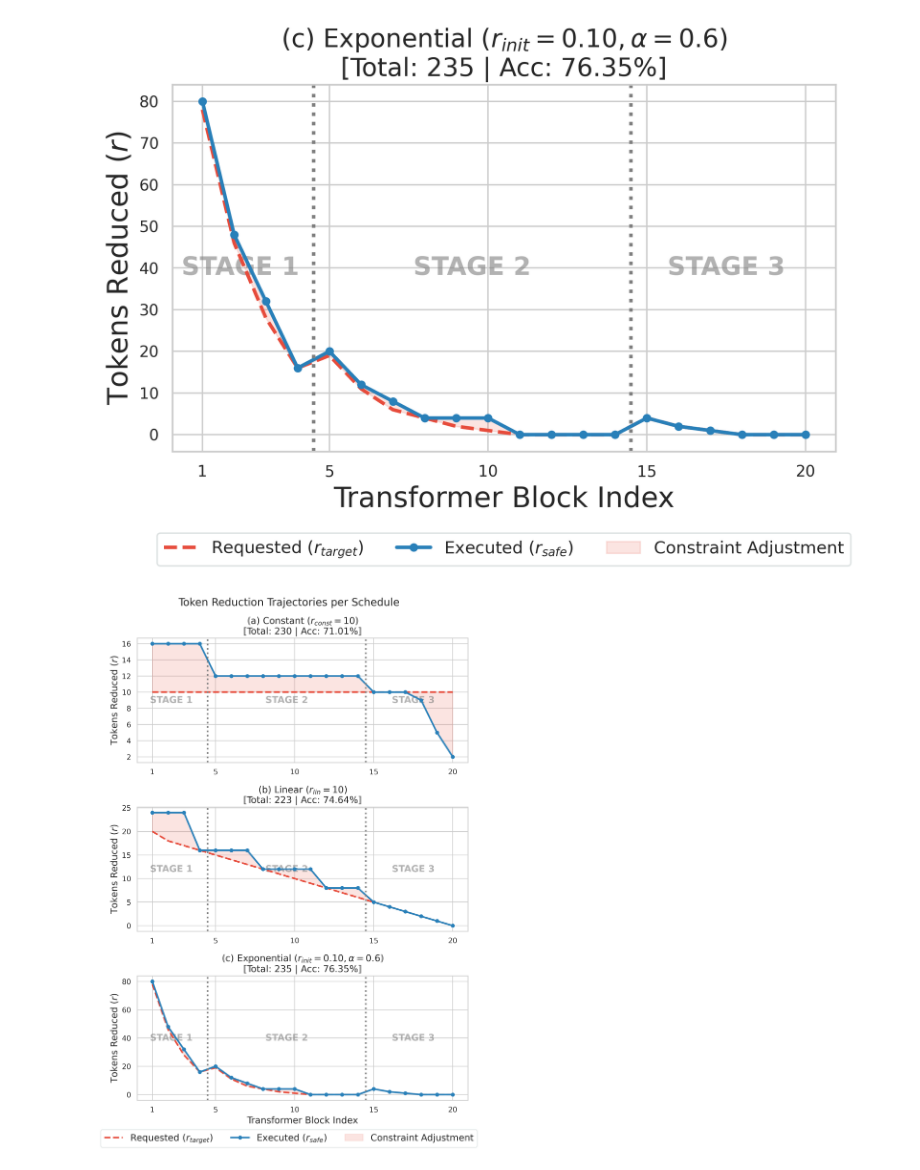
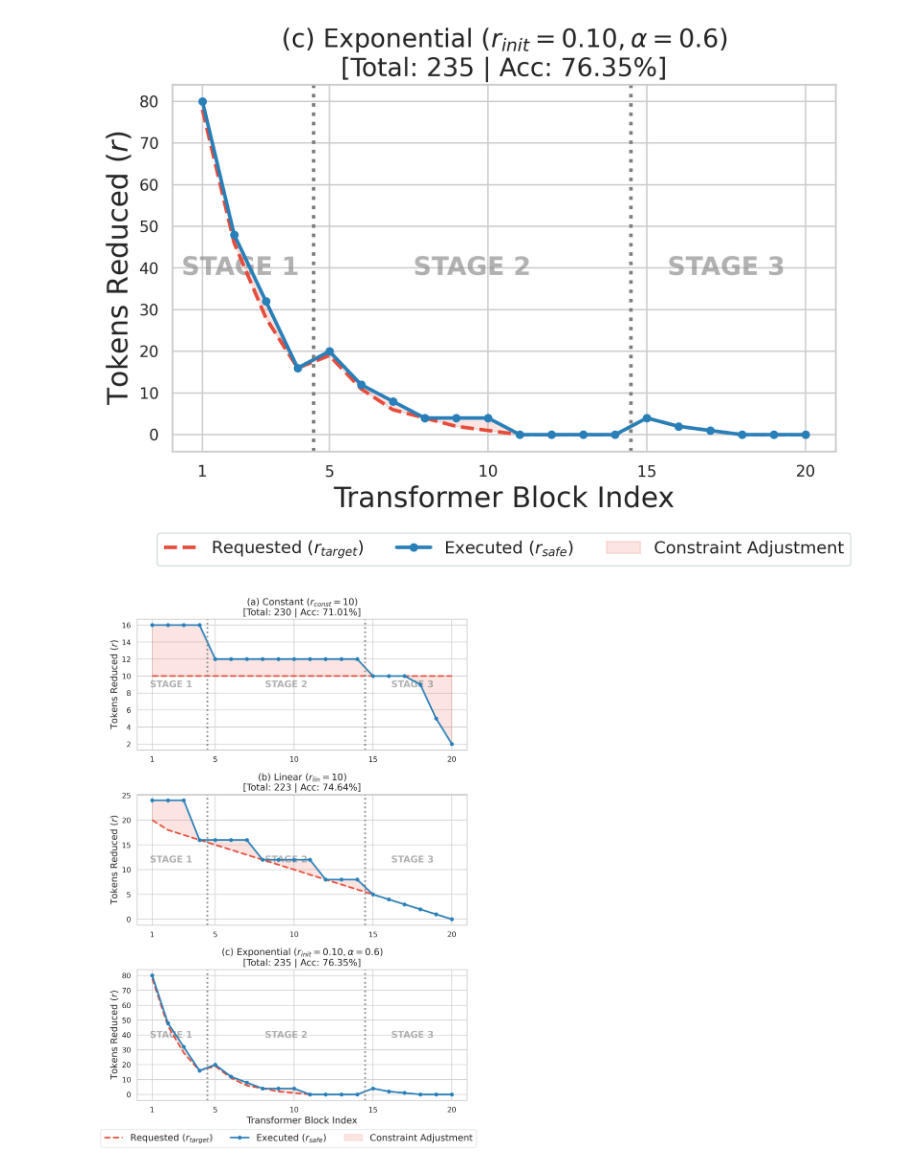
Before and after one commit to junseokm/sret-tome, a Jupyter notebook: plots.ipynb, the cells around one changed output. Saved outputs shown, nothing was run; the diff lists cells and outputs as text; code cells hidden in the pictures.

```diff
--- a/plots.ipynb
+++ b/plots.ipynb
@@ -371,32 +371,32 @@ for ax, (title, target, actual) in zip(axes, schedules):
     ax.plot(x_blocks, target, color='#e74c3c', linestyle='--', label='Requested ($r_{target}$)')
     ax.plot(x_blocks, actual, color='#2980b9', linestyle='-', marker='o', markersize=5, label='Executed ($r_{safe}$)')
     ax.fill_between(x_blocks, target, actual, color='#e74c3c', alpha=0.15, label='Constraint Adjustment')
 
     ax.axvline(x=4.5, color='gray', linestyle=':')
     ax.axvline(x=14.5, color='gray', linestyle=':')
 
     trans = ax.get_xaxis_transform()
     ax.text(2.2, 0.5, 'STAGE 1', ha='center', va='center', transform=trans, fontsize=14, fontweight='bold', color='gray', alpha=0.6, zorder=1)
     ax.text(9.5, 0.5, 'STAGE 2', ha='center', va='center', transform=trans, fontsize=14, fontweight='bold', color='gray', alpha=0.6, zorder=1)
     ax.text(17.5, 0.5, 'STAGE 3', ha='center', va='center', transform=trans, fontsize=14, fontweight='bold', color='gray', alpha=0.6, zorder=1)
 
     ax.set_title(title, fontsize=14)
     ax.set_xticks([1, 5, 10, 15, 20])
 
     ax.set_ylabel('Tokens Reduced ($r$)')
 
 axes[-1].set_xlabel('Transformer Block Index')
 
 handles, labels = axes[0].get_legend_handles_labels()
 
-fig.suptitle(r'Token Reduction Trajectories per Schedule', fontsize=16)
+# fig.suptitle(r'Token Reduction Trajectories per Schedule', fontsize=16)
 fig.legend(handles, labels, loc='lower center', bbox_to_anchor=(0.5, 0.0), ncol=3, frameon=True, facecolor='white', edgecolor='#d5dbdb')
 fig.tight_layout(rect=[0, 0.03, 1, 1], h_pad=1.0)
 
 fig.savefig('plots/reduction_combined.pdf', bbox_inches='tight')
 fig.savefig('plots/reduction_combined.png', bbox_inches='tight')
 
 plt.show()
 plt.close(fig)
 # %% [output]
-[figure, old version]
+[figure, new version]
```
Also changed, not shown: parts of 3 cells of this notebook, 8 other files.
